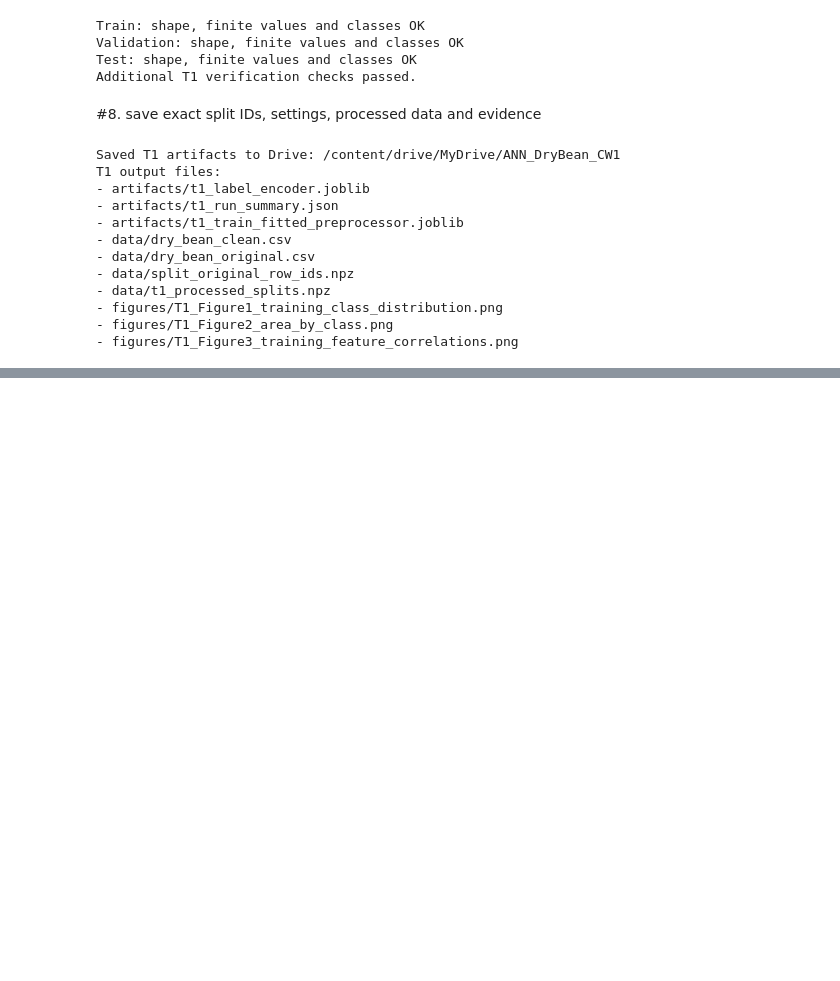
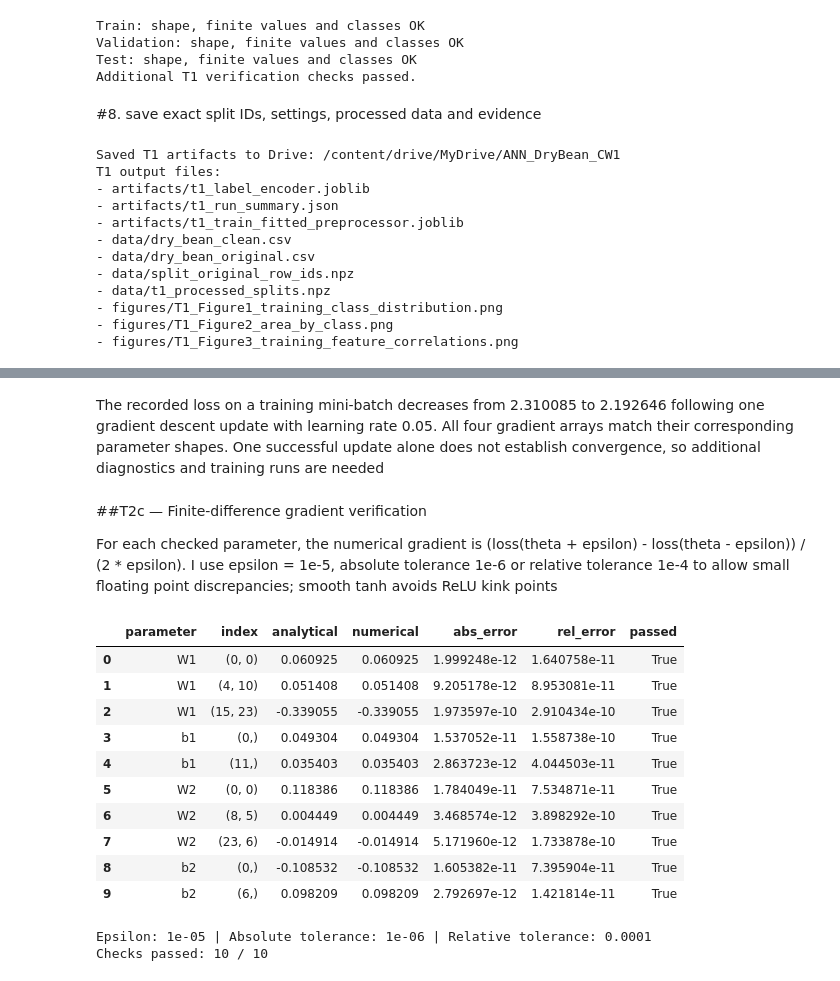
Before and after one commit to Thathsara-Devindi/ANN-Dry-Bean-Classification, a Jupyter notebook: ANN_cw1.ipynb, the cells around one changed output, grey strips where cells are left out. Saved outputs shown, nothing was run; the diff lists cells and outputs as text; code cells hidden in the pictures; blank space fills up the shorter version.

```diff
--- a/ANN_cw1.ipynb
+++ b/ANN_cw1.ipynb
@@ -404,0 +568,67 @@ T1 output files:
+# %% [markdown]
+The recorded loss on a training mini-batch decreases from 2.310085 to 2.192646 following one gradient descent update with learning rate 0.05. All four gradient arrays match their corresponding parameter shapes. One successful update alone does not establish convergence, so additional diagnostics and training runs are needed
+# %% [markdown]
+##T2c — Finite-difference gradient verification
+
+For each checked parameter, the numerical gradient is (loss(theta + epsilon) - loss(theta - epsilon)) / (2 * epsilon). I use epsilon = 1e-5, absolute tolerance 1e-6 or relative tolerance 1e-4 to allow small floating point discrepancies; smooth tanh avoids ReLU kink points
+# %%
+# Numerical vs analytical gradients
+T2_GRAD_EPS = 1e-5
+T2_ABS_TOL = 1e-6
+T2_REL_TOL = 1e-4
+
+t2_grad_model = T2NumpyMLP(seed=121)
+#explicitly include 5 distinct classes in the tiny training only batch
+t2_gradient_ids = np.array([np.flatnonzero(t2_ysub == k)[0] for k in range(5)])
+t2_gX = t2_Xsub[t2_gradient_ids]
+t2_gy = t2_ysub[t2_gradient_ids]
+t2_analytical = t2_backward(t2_grad_model, t2_gX, t2_gy)
+# At least one coordinate in each parameter array, 10 total.
+t2_entries = [
+    ('W1', (0, 0)), ('W1', (4, 10)), ('W1', (15, 23)),
+    ('b1', (0,)), ('b1', (11,)),
+    ('W2', (0, 0)), ('W2', (8, 5)), ('W2', (23, 6)),
+    ('b2', (0,)), ('b2', (6,))
+]
+t2_check_rows = []
+for name, idx in t2_entries:
+    arr = t2_grad_model.params[name]
+    original = float(arr[idx])
+    arr[idx] = original + T2_GRAD_EPS
+    loss_plus = t2_grad_model.loss(t2_gX, t2_gy)
+    arr[idx] = original - T2_GRAD_EPS
+    loss_minus = t2_grad_model.loss(t2_gX, t2_gy)
+    arr[idx] = original  # restore exact original parameter
+    numeric_grad = (loss_plus - loss_minus) / (2 * T2_GRAD_EPS)
+    analytic_grad = float(t2_analytical[name][idx])
+    absolute_error = abs(numeric_grad - analytic_grad)
+    relative_error = absolute_error / max(1e-12, abs(numeric_grad) + abs(analytic_grad))
+    passed = (absolute_error < T2_ABS_TOL) or (relative_error < T2_REL_TOL)
+    t2_check_rows.append({
+        'parameter':name, 'index':str(idx),
+        'analytical':analytic_grad, 'numerical':numeric_grad,
+        'abs_error':absolute_error, 'rel_error':relative_error,
+        'passed': bool(passed)
+    })
+t2_gradient_table = pd.DataFrame(t2_check_rows)
+display(t2_gradient_table)
+print('Epsilon:', T2_GRAD_EPS,
+      '| Absolute tolerance:', T2_ABS_TOL,
+      '| Relative tolerance:', T2_REL_TOL)
+print('Checks passed:', int(t2_gradient_table['passed'].sum()), '/', len(t2_gradient_table))
+t2_gradient_table.to_csv(t2_artifacts / 't2_gradient_check.csv', index=False)
+assert t2_gradient_table['passed'].all(), 'Gradient check failed: investigate backprop before training.'
+# %% [output]
+|  | parameter | index | analytical | numerical | abs_error | rel_error | passed |
+| 0 | W1 | (0, 0) | 0.060925 | 0.060925 | 1.999248e-12 | 1.640758e-11 | True |
+| 1 | W1 | (4, 10) | 0.051408 | 0.051408 | 9.205178e-12 | 8.953081e-11 | True |
+| 2 | W1 | (15, 23) | -0.339055 | -0.339055 | 1.973597e-10 | 2.910434e-10 | True |
+| 3 | b1 | (0,) | 0.049304 | 0.049304 | 1.537052e-11 | 1.558738e-10 | True |
+| 4 | b1 | (11,) | 0.035403 | 0.035403 | 2.863723e-12 | 4.044503e-11 | True |
+| 5 | W2 | (0, 0) | 0.118386 | 0.118386 | 1.784049e-11 | 7.534871e-11 | True |
+| 6 | W2 | (8, 5) | 0.004449 | 0.004449 | 3.468574e-12 | 3.898292e-10 | True |
+| 7 | W2 | (23, 6) | -0.014914 | -0.014914 | 5.171960e-12 | 1.733878e-10 | True |
+| 8 | b2 | (0,) | -0.108532 | -0.108532 | 1.605382e-11 | 7.395904e-11 | True |
+| 9 | b2 | (6,) | 0.098209 | 0.098209 | 2.792697e-12 | 1.421814e-11 | True |
+Epsilon: 1e-05 | Absolute tolerance: 1e-06 | Relative tolerance: 0.0001
+Checks passed: 10 / 10
```
Also changed, not shown: parts of 18 cells of this notebook.
